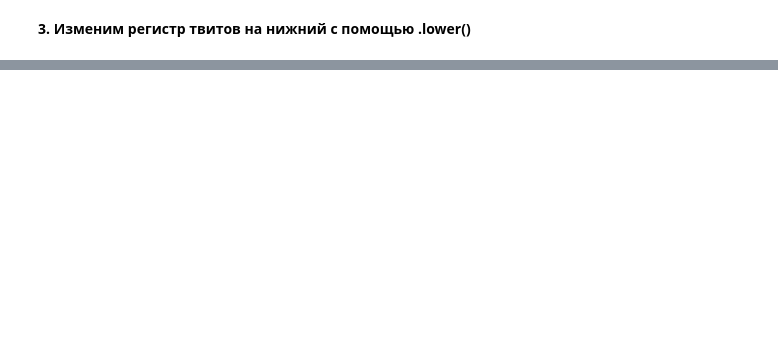
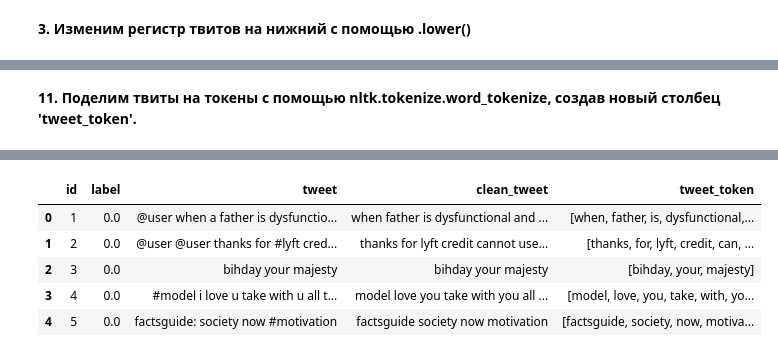
Before and after one commit to VokiVon-P/GB_NLP, a Jupyter notebook: HW/HW_01/hw_lesson_1.ipynb, the cells around one changed output, grey strips where cells are left out. Cells and saved outputs as stored; diff of their text form; code cells hidden in the pictures; blank space fills up the shorter version.

```diff
--- a/HW/HW_01/hw_lesson_1.ipynb
+++ b/HW/HW_01/hw_lesson_1.ipynb
@@ -439,0 +468,4 @@ combine_df.head(15)
+# %%
+%%time
+combine_df['clean_tweet'] = combine_df['clean_tweet'].apply(lambda text: re.sub(r'[^\w\s]',' ', text))
+combine_df.head(5)
@@ -439,0 +483,4 @@ combine_df.head(15)
+# %%
+%%time
+combine_df['clean_tweet'] = combine_df['clean_tweet'].apply(lambda text: re.sub(r'[^a-zA-Z0-9]',' ', text))
+combine_df.head(5)
@@ -439,0 +523,7 @@ combine_df.head(15)
+# %% [markdown]
+**11. Поделим твиты на токены с помощью nltk.tokenize.word_tokenize, создав новый столбец 'tweet_token'.**
+# %%
+%%time
+combine_df['tweet_token'] = combine_df['clean_tweet'].apply(lambda x: nltk.tokenize.word_tokenize(x))
+combine_df.head(5)
+# %% [output]
@@ -439,0 +532,6 @@ combine_df.head(15)
+|  | id | label | tweet | clean_tweet | tweet_token |
+| 0 | 1 | 0.0 | @user when a father is dysfunctio... | when father is dysfunctional and ... | [when, father, is, dysfunctional,... |
+| 1 | 2 | 0.0 | @user @user thanks for #lyft cred... | thanks for lyft credit cannot use... | [thanks, for, lyft, credit, can, ... |
+| 2 | 3 | 0.0 | bihday your majesty | bihday your majesty | [bihday, your, majesty] |
+| 3 | 4 | 0.0 | #model i love u take with u all t... | model love you take with you all ... | [model, love, you, take, with, yo... |
+| 4 | 5 | 0.0 | factsguide: society now #motivation | factsguide society now motivation | [factsguide, society, now, motiva... |
```
Also changed, not shown: parts of 47 cells of this notebook, 1 other file.
